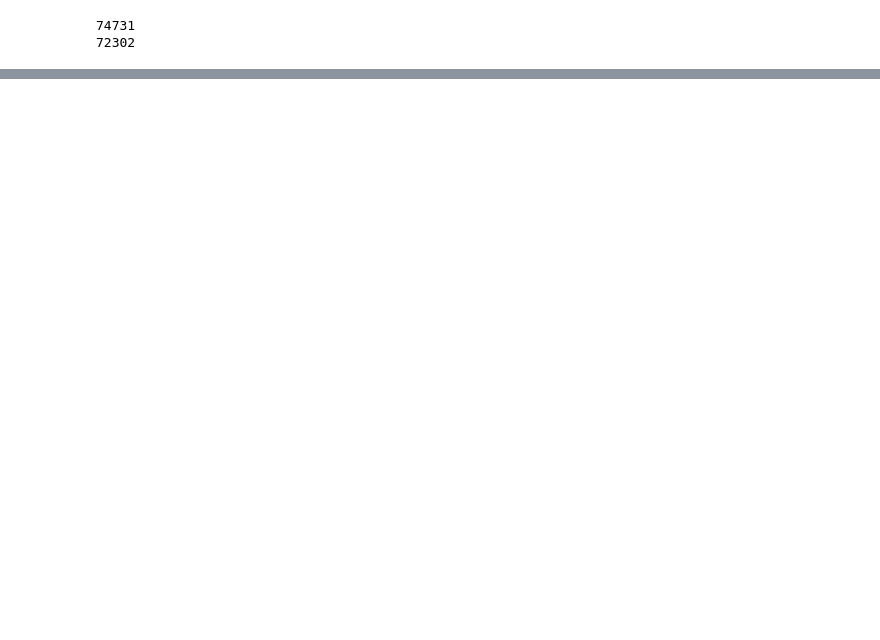
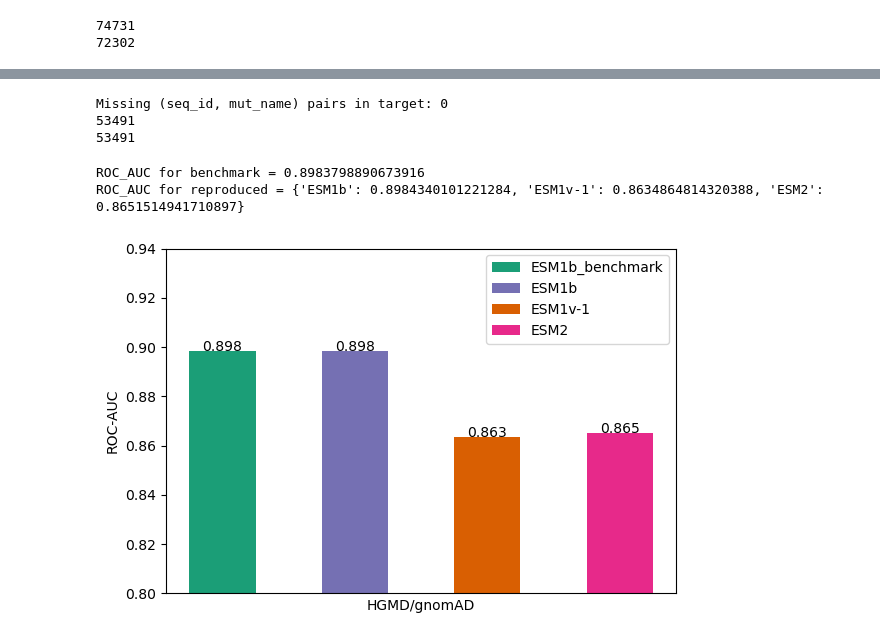
Before and after one commit to zhuohengwang/NYU-Langone, a Jupyter notebook: esm-variants/visualization_benchmark.ipynb, the cells around one changed output, grey strips where cells are left out. Drawn from its saved outputs; the diff is of its cells as text; code cells hidden in the pictures; blank space fills up the shorter version.

```diff
--- a/esm-variants/visualization_benchmark.ipynb
+++ b/esm-variants/visualization_benchmark.ipynb
@@ -15,18 +16,17 @@ print(len(reproduced_df))
 74731
 72302
 # %%
-# given: source is a superset of target
 # output: intersection
 def get_merge_entries(source, target, source_col, target_col):
     merge_entries = source.rename(
         columns = dict(zip(source_col, target_col))
     ).merge(
-        target, on = target_col, how='left', indicator=True
+        target, on = target_col, how='left', indicator=True, suffixes=('', '_y')
     )
 
     missing_entries = merge_entries[merge_entries['_merge'] == 'left_only'].drop(columns=['_merge'])
     print(f"Missing (seq_id, mut_name) pairs in target: {len(missing_entries)}")
-    print(missing_entries.head())
+    #print(missing_entries.head())
 
     return merge_entries
 # %%
@@ -84,20 +83,56 @@ plt.show()
 # %%
 benchmark_df_labeled = benchmark_df.dropna(subset=['clinvar_label'])
-merge_entries = get_merge_entries(benchmark_df, reproduced_df, ['uniprot_id', 'aa_change'], ['seq_id', 'mut_name'])
+merge_entries = get_merge_entries(benchmark_df_labeled, reproduced_df, ['uniprot_id', 'aa_change'], ['seq_id', 'mut_name'])
 
-reproduced_df_labeled = merge_entries[merge_entries['_merge'] == 'both'][['seq_id', 'mut_name', 'ESM1b_score',
-                                                                          'ESM1v-1_score', 'ESM2_score', 'clinvar_label']]
+reproduced_df_labeled = merge_entries[merge_entries['_merge'] == 'both'][['seq_id', 'mut_name', 'ESM1b_score_y',
+                                                                          'ESM1v-1_score', 'ESM2_score', 'clinvar_label']].rename(columns={'ESM1b_score_y' : 'ESM1b_score'})
+
+print(len(benchmark_df_labeled))
+print(len(reproduced_df_labeled))
 
 benchmark_score_labeled = -benchmark_df_labeled['ESM1b_score'].values
 benchmark_label = benchmark_df_labeled['clinvar_label'].values
-reproduced_score_labeled_dict = {'ESM1b' : -reproduced_df['ESM1b_score'].values,
-                                 'ESM1v-1' : -reproduced_df['ESM1v-1_score'].values,
-                                 'ESM2' : -reproduced_df['ESM2_score'].values
+reproduced_score_labeled_dict = {'ESM1b' : -reproduced_df_labeled['ESM1b_score'].values,
+                                 'ESM1v-1' : -reproduced_df_labeled['ESM1v-1_score'].values,
+                                 'ESM2' : -reproduced_df_labeled['ESM2_score'].values
                                 }
 reproduced_label = reproduced_df_labeled['clinvar_label'].values
+# %% [output]
+Missing (seq_id, mut_name) pairs in target: 0
+53491
+53491
 # %%
 benchmark_roc_auc = roc_auc_score(benchmark_label, benchmark_score_labeled)
 reproduced_roc_auc = {model_name : roc_auc_score(reproduced_label, model_value) for model_name, model_value in reproduced_score_labeled_dict.items()}
 
 print(f'ROC_AUC for benchmark = {benchmark_roc_auc}')
 print(f'ROC_AUC for reproduced = {reproduced_roc_auc}')
+# %% [output]
+ROC_AUC for benchmark = 0.8983798890673916
+ROC_AUC for reproduced = {'ESM1b': 0.8984340101221284, 'ESM1v-1': 0.8634864814320388, 'ESM2': 0.8651514941710897}
+# %%
+x_labels = ['ESM1b_benchmark'] + list(reproduced_roc_auc.keys())
+
+bar_width = 0.5
+colors = {'ESM1b_benchmark': '#1b9e77', 'ESM1b': '#7570b3', 'ESM1v-1': '#d95f02', 'ESM2': '#e7298a'}
+
+x = np.arange(len(x_labels))
+y = [benchmark_roc_auc] + list(reproduced_roc_auc.values())
+
+fig, ax = plt.subplots(figsize=(6, 4))
+
+for x_val, y_val, x_label, curr_color in zip(x, y, x_labels, colors.values()):
+    ax.bar(x_val, y_val, width = bar_width, label = x_label, color = curr_color)
+    ax.text(x_val, y_val, f"{y_val:.3f}", ha='center', fontsize=10)
+
+ax.set_xticks([])
+ax.set_xlabel('HGMD/gnomAD')
+ax.set_ylabel("ROC-AUC")
+ax.set_ylim(0.80, 0.94)
+ax.legend(loc='upper right')
+
+plt.tight_layout()
+plt.savefig(r'./uniprot_dataset/roc_auc_score_bar.jpg')
+plt.show()
+# %% [output]
+[figure, added]
```
Also changed, not shown: parts of 4 cells of this notebook, 7 other files.
